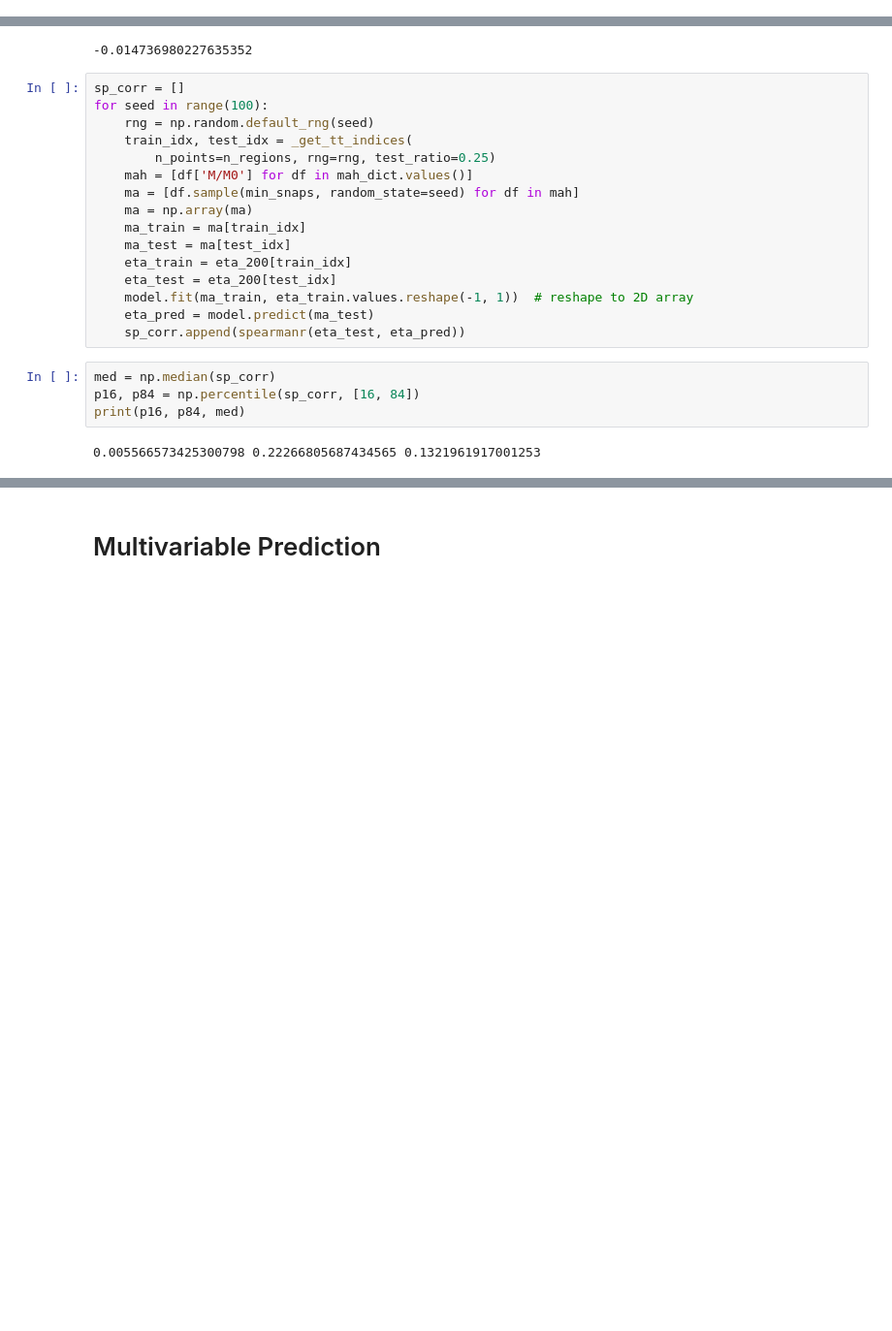
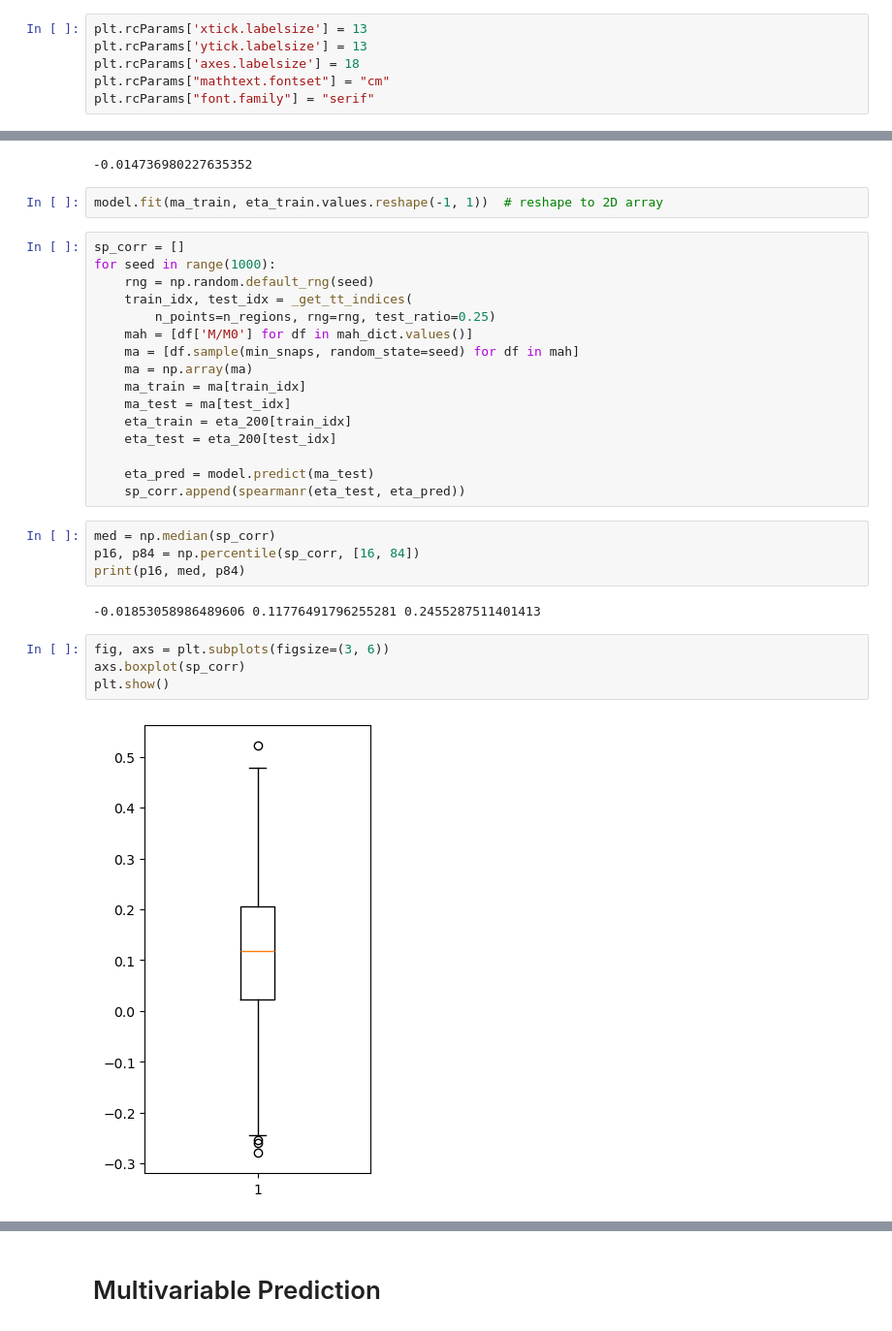
Before and after one commit to Kabelo-T/cluster_morph, a Jupyter notebook: multicam.ipynb, the cells around one changed output, grey strips where cells are left out. Shown at 97% size. Saved outputs shown, nothing was run; the diff lists cells and outputs as text; blank space fills up the shorter version.

```diff
--- a/multicam.ipynb
+++ b/multicam.ipynb
@@ -15,6 +15,12 @@ from pandas.errors import ParserWarning
 
 warnings.simplefilter(action='ignore', category=ParserWarning)
 warnings.simplefilter(action='ignore', category=FutureWarning)
+# %%
+plt.rcParams['xtick.labelsize'] = 13
+plt.rcParams['ytick.labelsize'] = 13
+plt.rcParams['axes.labelsize'] = 18
+plt.rcParams["mathtext.fontset"] = "cm"
+plt.rcParams["font.family"] = "serif"
 # %%
 mah_dict = futils.get_mah_all()
 dsdf = futils.get_ds()
@@ -68,9 +93,11 @@ plt.show()
 spearmanr(eta_test, eta_pred)
 # %% [output]
 -0.014736980227635352
+# %%
+model.fit(ma_train, eta_train.values.reshape(-1, 1))  # reshape to 2D array
 # %%
 sp_corr = []
-for seed in range(100):
+for seed in range(1000):
     rng = np.random.default_rng(seed)
     train_idx, test_idx = _get_tt_indices(
         n_points=n_regions, rng=rng, test_ratio=0.25)
@@ -81,12 +108,18 @@ for seed in range(100):
     ma_test = ma[test_idx]
     eta_train = eta_200[train_idx]
     eta_test = eta_200[test_idx]
-    model.fit(ma_train, eta_train.values.reshape(-1, 1))  # reshape to 2D array
+
     eta_pred = model.predict(ma_test)
     sp_corr.append(spearmanr(eta_test, eta_pred))
 # %%
 med = np.median(sp_corr)
 p16, p84 = np.percentile(sp_corr, [16, 84])
-print(p16, p84, med)
+print(p16, med, p84)
 # %% [output]
-0.005566573425300798 0.22266805687434565 0.1321961917001253
+-0.01853058986489606 0.11776491796255281 0.2455287511401413
+# %%
+fig, axs = plt.subplots(figsize=(3, 6))
+axs.boxplot(sp_corr)
+plt.show()
+# %% [output]
+[figure, added]
```
Also changed, not shown: parts of 8 cells of this notebook.
